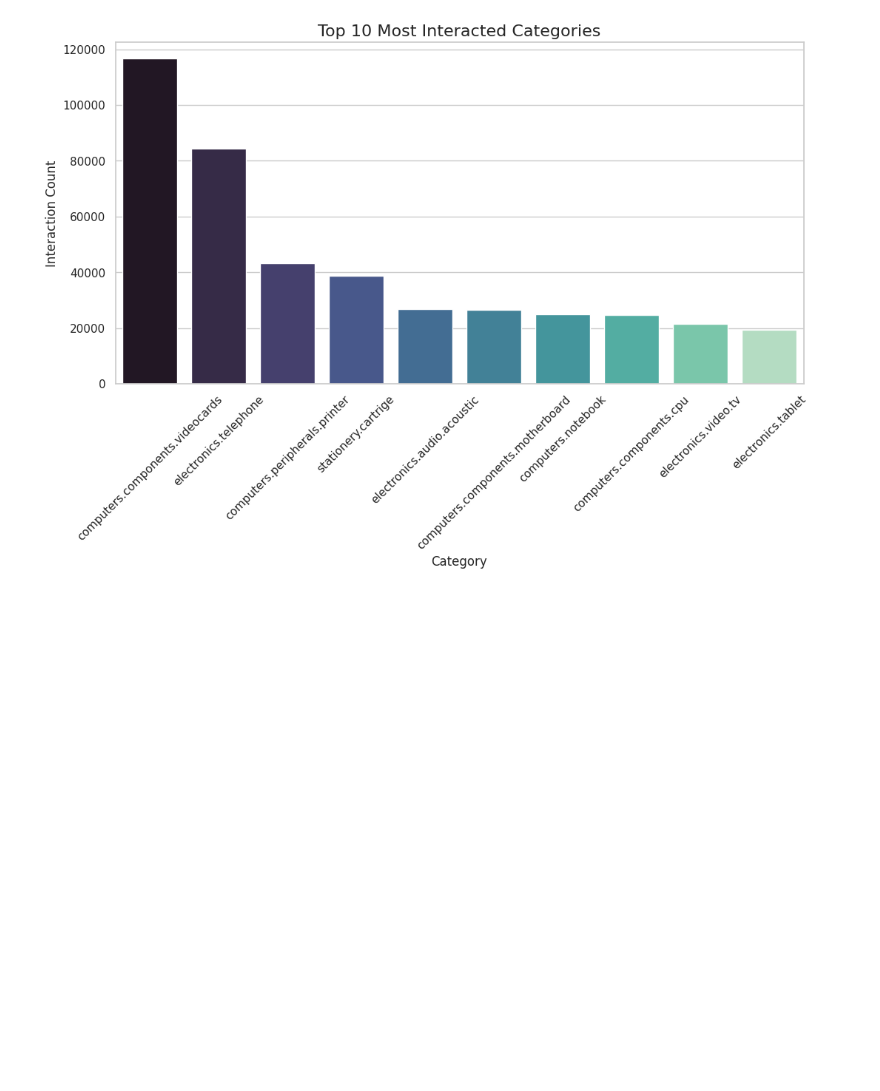
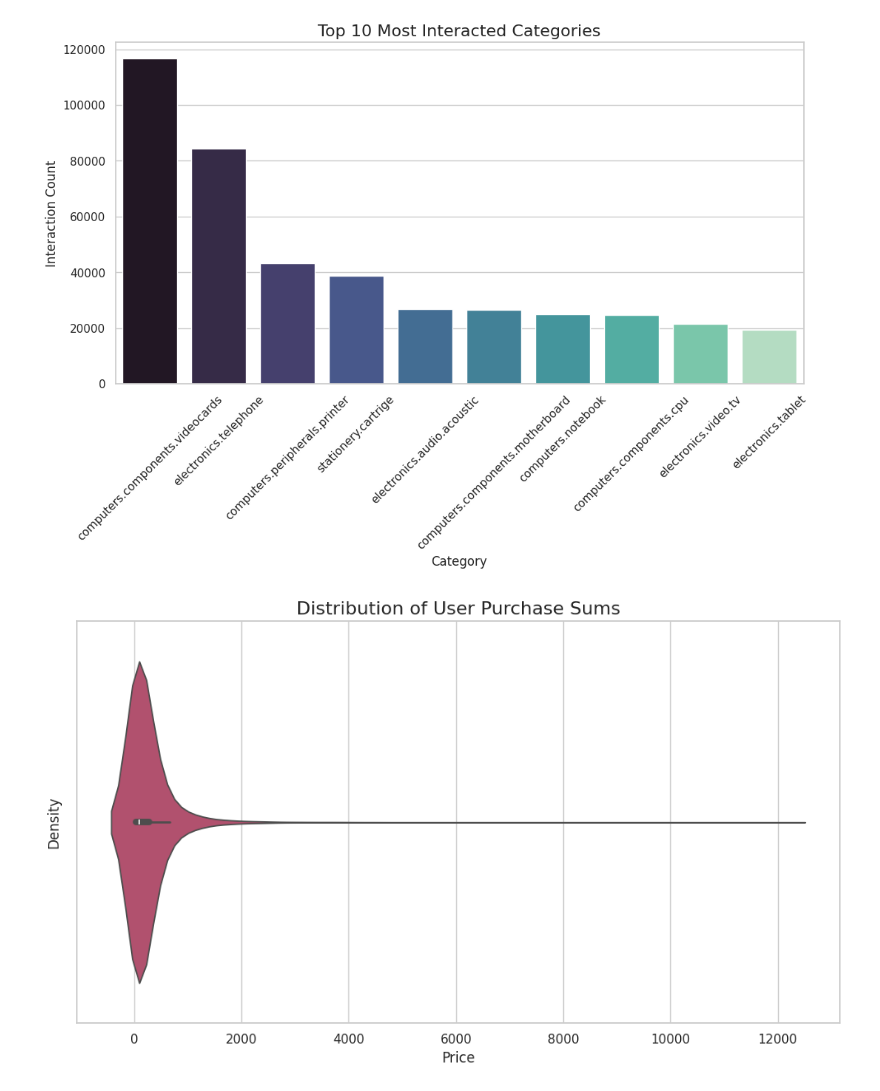
Before and after one commit to SSM11011/Predicting-User-Churn-for-an-E-commerce-Platform, a Jupyter notebook: EDA.ipynb, the cells around one changed output. Cells and saved outputs as stored; diff of their text form; code cells hidden in the pictures; blank space fills up the shorter version.

```diff
--- a/EDA.ipynb
+++ b/EDA.ipynb
@@ -98,5 +98,16 @@ plt.show()
 # %%
 purchase_df = df[df['event_type'] == "purchase"]
 user_purchase_sums = purchase_df.groupby('user_id')['price'].sum().reset_index()
 user_purchase_sums['price'] = user_purchase_sums['price'].round(2)
 user_purchase_sums = user_purchase_sums.sort_values(by='price', ascending=False)
+
+plt.figure(figsize=(10, 6))
+sns.set_theme(style="whitegrid")
+sns.violinplot(data=user_purchase_sums, x='price', palette='flare', bw=0.5)
+plt.title('Distribution of User Purchase Sums', fontsize=16)
+plt.xlabel('Price', fontsize=12)
+plt.ylabel('Density', fontsize=12)
+plt.tight_layout()
+plt.show()
+# %% [output]
+[figure, added]
```
Also changed, not shown: parts of 6 cells of this notebook.
